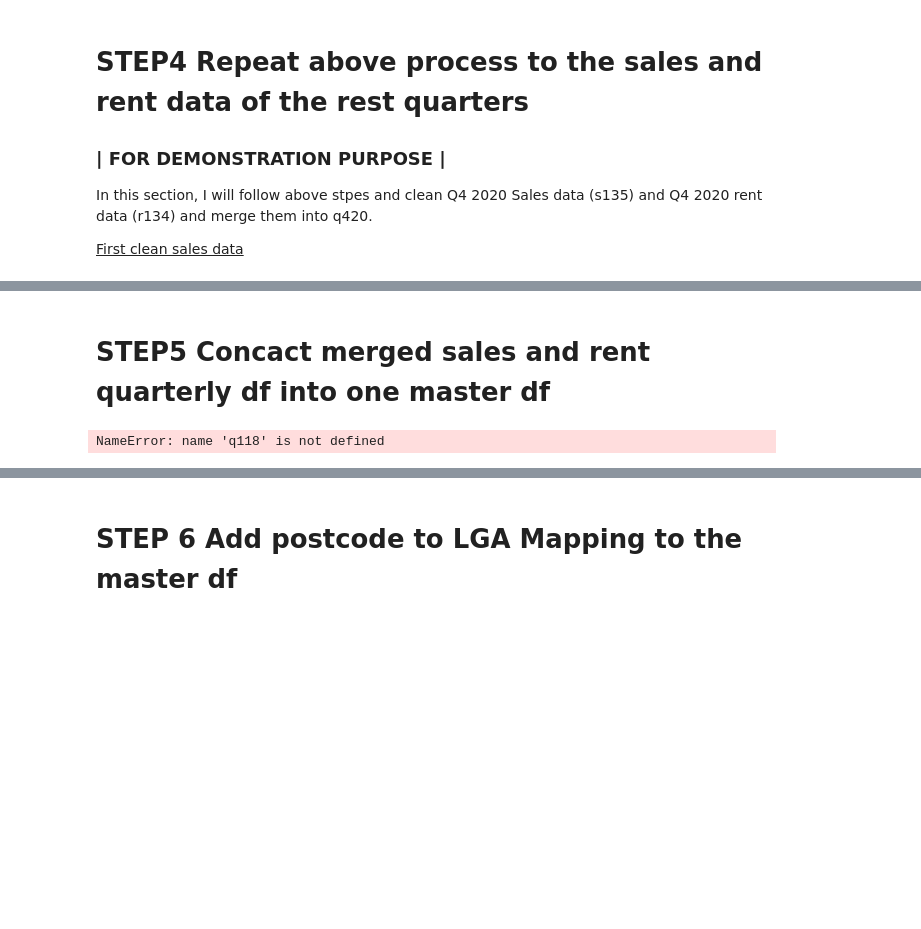
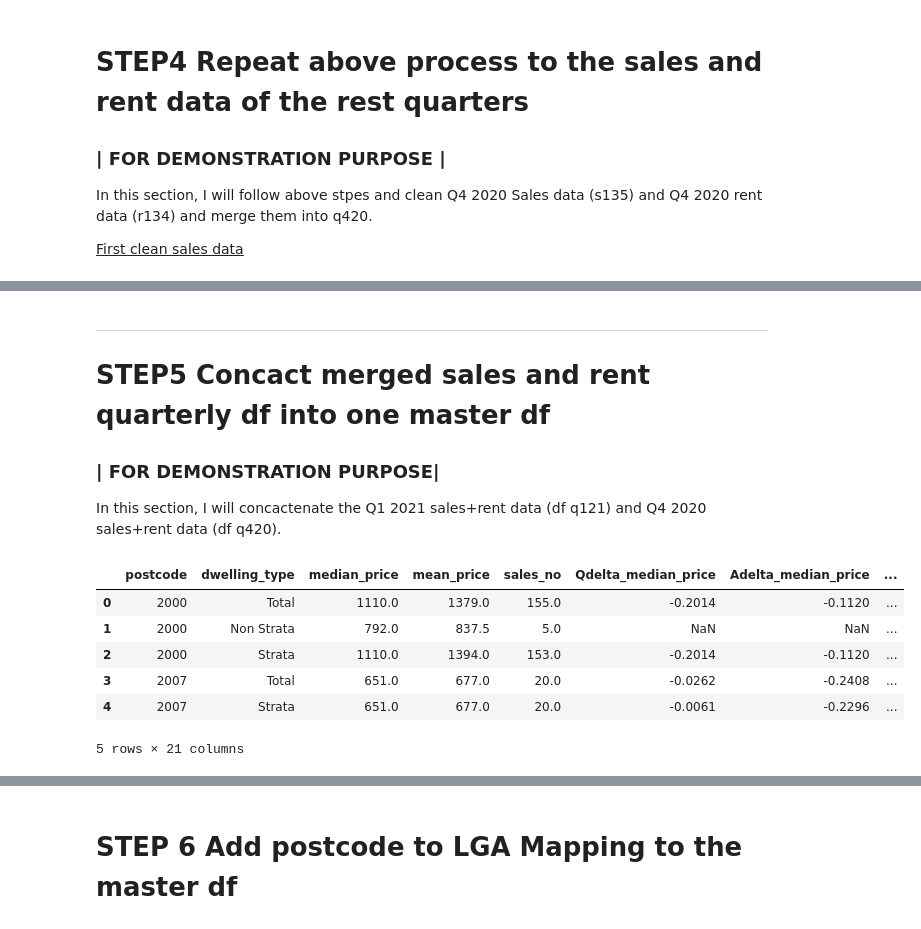
Before and after one commit to walthersy/NSW-house-price, a Jupyter notebook: Data Cleaning Process.ipynb, the cells around one changed output, grey strips where cells are left out. Saved outputs shown, nothing was run; the diff lists cells and outputs as text; code cells hidden in the pictures; blank space fills up the shorter version.

```diff
--- a/Data Cleaning Process.ipynb
+++ b/Data Cleaning Process.ipynb
@@ -525,11 +613,22 @@ r135.head(10)
 # %% [markdown]
+____
+
 # STEP5 Concact merged sales and rent quarterly df into one master df #
+
+### | FOR DEMONSTRATION PURPOSE| ###
+
+In this section, I will concactenate the Q1 2021 sales+rent data (df q121) and Q4 2020 sales+rent data (df q420).
 # %%
-# NOTE: Dummy code here
-frames = [q118, q218, q318, q418,
-          q119, q219, q319, q419,
-          q120, q220, q320, q420,
-          q121]
+# NOTE: demonstration only more dfs to be added to frames
+frames = [q420, q121]
 sr_master = pd.concat(frames)
-# %% [output]
-NameError: name 'q118' is not defined
+# %%
+sr_master.head(5)
+# %% [output]
+|  | postcode | dwelling_type | median_price | mean_price | sales_no | Qdelta_median_price | Adelta_median_price | ... |
+| 0 | 2000 | Total | 1110.0 | 1379.0 | 155.0 | -0.2014 | -0.1120 | ... |
+| 1 | 2000 | Non Strata | 792.0 | 837.5 | 5.0 | NaN | NaN | ... |
+| 2 | 2000 | Strata | 1110.0 | 1394.0 | 153.0 | -0.2014 | -0.1120 | ... |
+| 3 | 2007 | Total | 651.0 | 677.0 | 20.0 | -0.0262 | -0.2408 | ... |
+| 4 | 2007 | Strata | 651.0 | 677.0 | 20.0 | -0.0061 | -0.2296 | ... |
+5 rows × 21 columns
```
Also changed, not shown: parts of 32 cells of this notebook.
